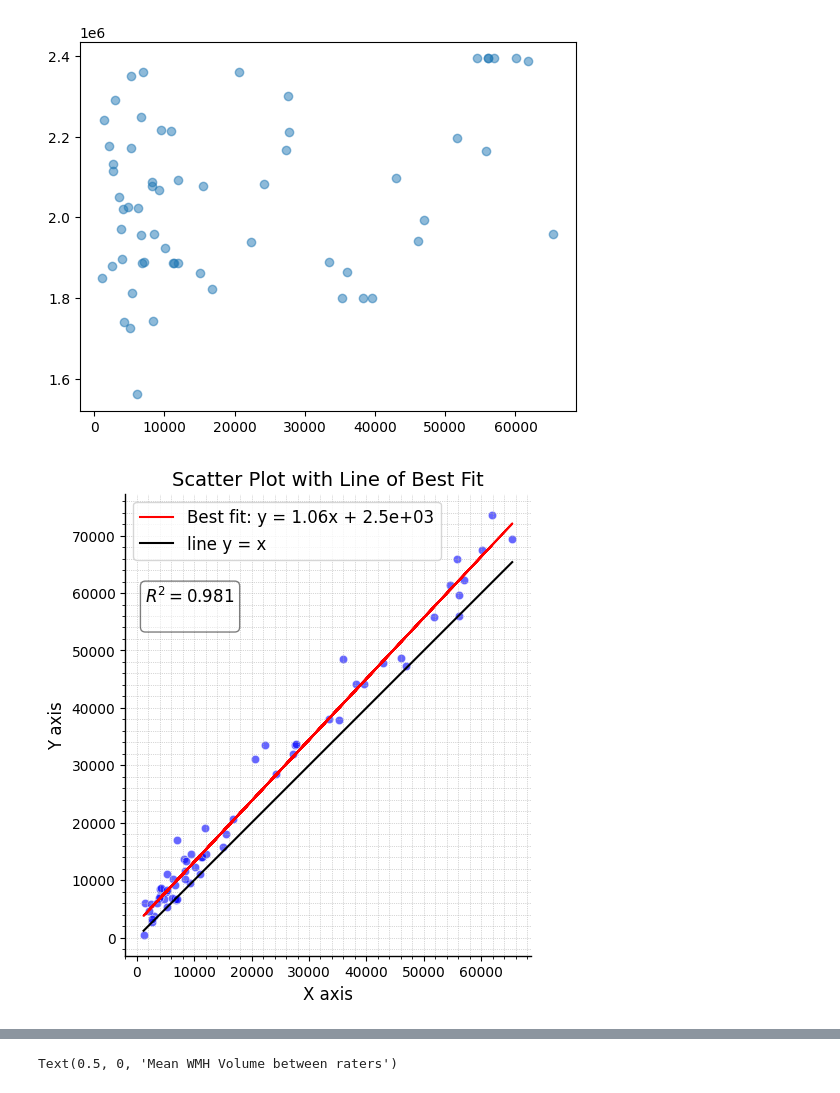
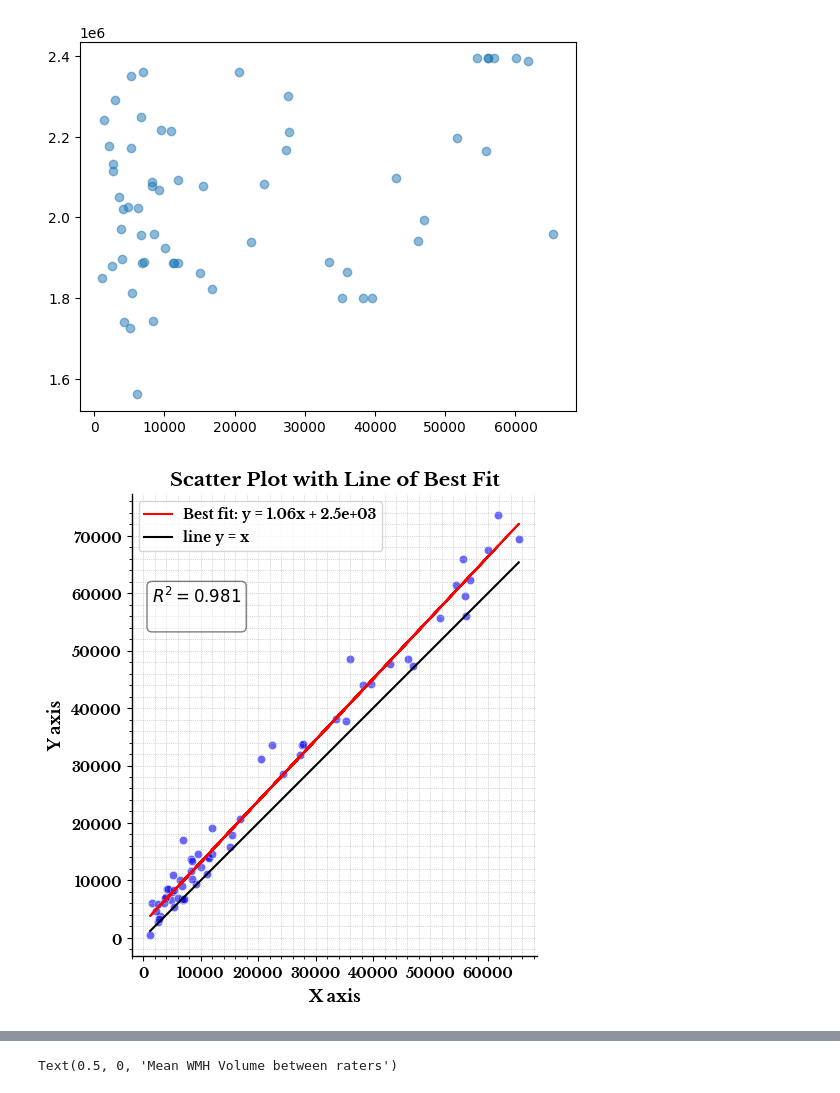
Before and after one commit to BenjaminPhi5/WMH_UQ_assessment, a Jupyter notebook: trustworthai/journal_run/interrater_experiments/Plotting from Maria's spreadsheet.ipynb, the cells around one changed output, grey strips where cells are left out. Saved outputs shown, nothing was run; the diff lists cells and outputs as text; code cells hidden in the pictures.

```diff
--- a/trustworthai/journal_run/interrater_experiments/Plotting from Maria's spreadsheet.ipynb
+++ b/trustworthai/journal_run/interrater_experiments/Plotting from Maria's spreadsheet.ipynb
@@ -67,6 +71,13 @@ plt.scatter(df["WMH1_mm3"], df["ICV_mm3"], alpha=0.5)
 # %% [output]
 <matplotlib.collections.PathCollection at 0x...>
 [figure]
+# %%
+import matplotlib.font_manager as fm
+from matplotlib.font_manager import FontProperties
+fm.fontManager.addfont('/home/s2208943/fonts/Libre_Baskerville/LibreBaskerville-Bold.ttf')
+prop = FontProperties(fname="/home/s2208943/fonts/Libre_Baskerville/LibreBaskerville-Bold.ttf")
+# %%
+font = "Libre Baskerville"
 # %%
 import numpy as np
 import matplotlib.pyplot as plt
@@ -81,38 +92,45 @@ slope, intercept, r_value, p_value, std_err = linregress(x, y)
 line = slope * x + intercept
 
 # Create scatter plot
 fig, ax = plt.subplots(figsize=(10, 6))
-plt.scatter(x, y, color='blue', alpha=0.6, edgecolors='w', linewidth=0.5)
+ax.scatter(x, y, color='blue', alpha=0.6, edgecolors='w', linewidth=0.5)
 
 # Plot line of best fit
 plt.plot(x, line, color='red', label=f'Best fit: y = {slope:.2f}x + {intercept:.2}')
 plt.plot([min(x), max(x)], [min(x), max(x)], color='black', label=f'line y = x')
 
 # Annotate with text (R^2 and line equation)
 plt.text(0.05, 0.80, f'$R^2 = {r_value**2:.3f}$\n', transform=plt.gca().transAxes,
-         fontsize=12, verticalalignment='top', bbox=dict(boxstyle='round', facecolor='white', alpha=0.5))
+         fontsize=12, fontname=font, verticalalignment='top', bbox=dict(boxstyle='round', facecolor='white', alpha=0.5))
 
 # Enhance aesthetics
-plt.title('Scatter Plot with Line of Best Fit', fontsize=14)
-plt.xlabel('X axis', fontsize=12)
-plt.ylabel('Y axis', fontsize=12)
-plt.legend(fontsize=12)
+plt.title('Scatter Plot with Line of Best Fit', fontsize=14, fontname=font)
+plt.xlabel('X axis', fontsize=12, fontname=font)
+plt.ylabel('Y axis', fontsize=12, fontname=font)
+plt.legend(fontsize=12, prop=prop)
+
 plt.grid(True, which='both', linestyle=':', linewidth=0.5)
 plt.minorticks_on()
 
 
 # Remove right and top spines
-ax = plt.gca() # Get current axes
 ax.spines['top'].set_visible(False)
 ax.spines['right'].set_visible(False)
 
 # Make left and bottom spines thicker
 ax.spines['left'].set_linewidth(1.)
 ax.spines['bottom'].set_linewidth(1.)
 
 ax.set_aspect('equal', adjustable='box')
 
+for tick in ax.get_xticklabels():
+    tick.set_fontname(font)
+    # tick.set_fontweight("bold")
+for tick in ax.get_yticklabels():
+    tick.set_fontname(font)
+    # tick.set_fontweight("bold")
+
 # Show plot
 plt.show()
 # %% [output]
-[figure, old version]
+[figure, new version]
```
Also changed, not shown: parts of 4 cells of this notebook.
